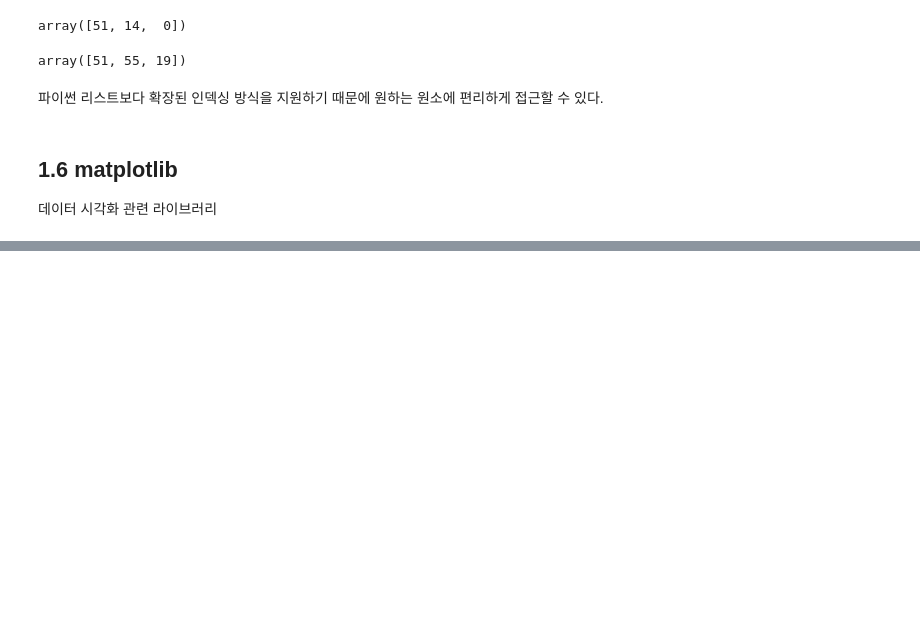
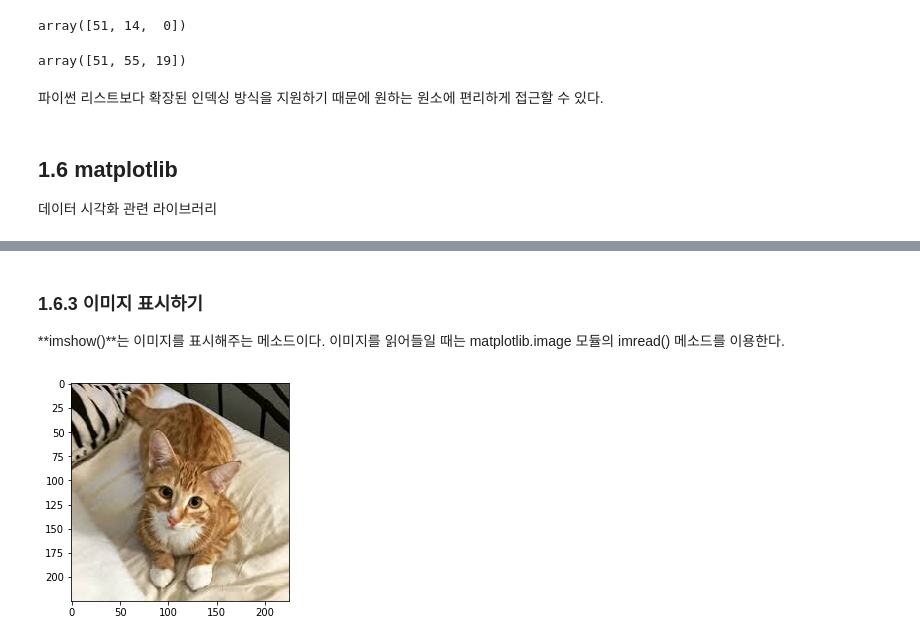
Before and after one commit to kkole3897/Deep_Learning_From_Scratch1, a Jupyter notebook: 김진관/Chapter1.ipynb, the cells around one changed output, grey strips where cells are left out. Saved outputs shown, nothing was run; the diff lists cells and outputs as text; code cells hidden in the pictures; blank space fills up the shorter version.

```diff
--- a/김진관/Chapter1.ipynb
+++ b/김진관/Chapter1.ipynb
@@ -337,0 +378,14 @@ array([51, 55, 19])
+# %% [markdown]
+### 1.6.3 이미지 표시하기
+
+**imshow()**는 이미지를 표시해주는 메소드이다. 이미지를 읽어들일 때는 matplotlib.image 모듈의 imread() 메소드를 이용한다.
+# %%
+import matplotlib.pyplot as plt
+from matplotlib.image import imread
+
+img = imread('cat.jpg')  # 디렉토리와 파일명은 본인 환경에 맞게 적절히 수정해야 한다.
+
+plt.imshow(img)
+plt.show()
+# %% [output]
+[figure, added]
```
Also changed, not shown: parts of 4 cells of this notebook, 1 other file.
